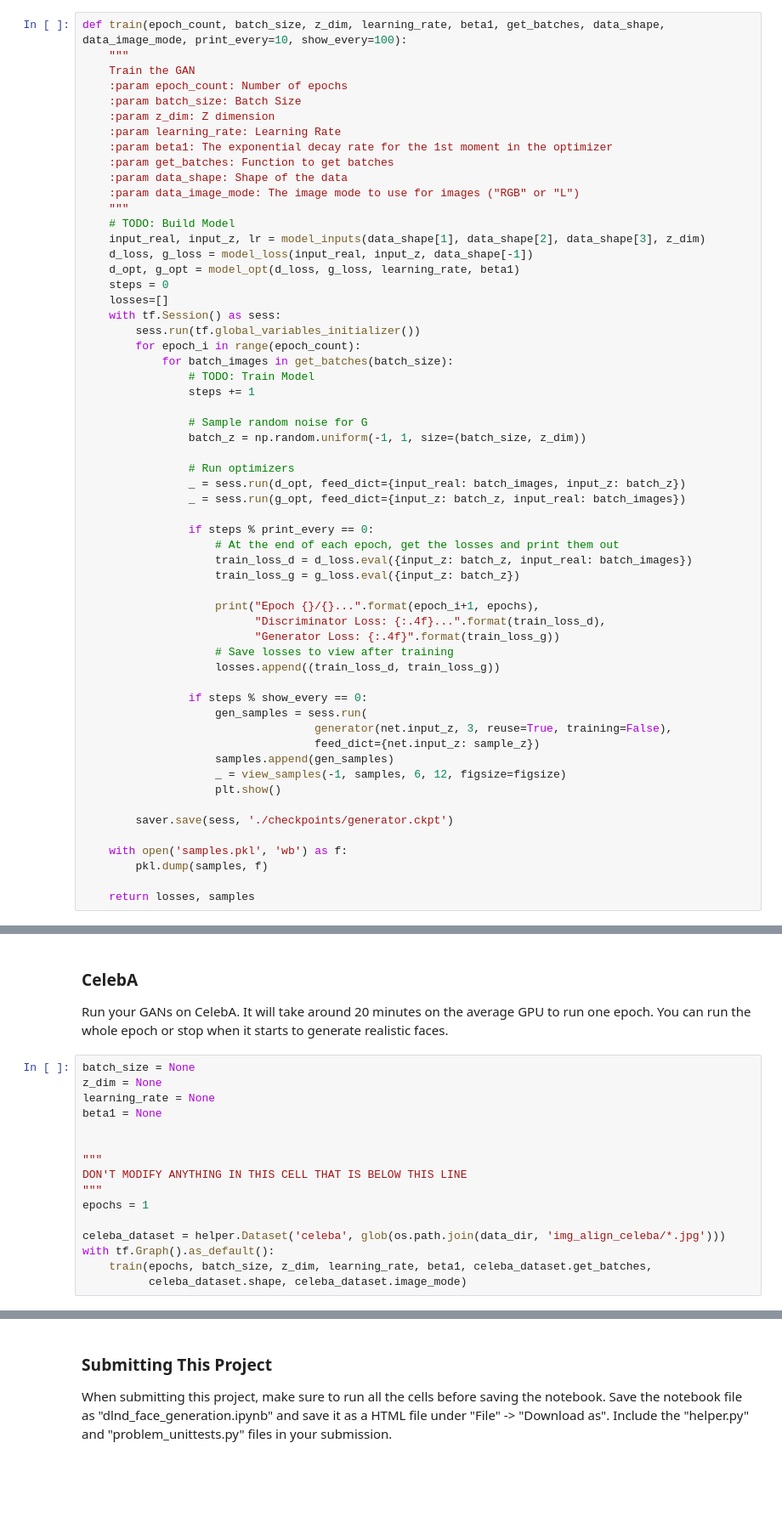
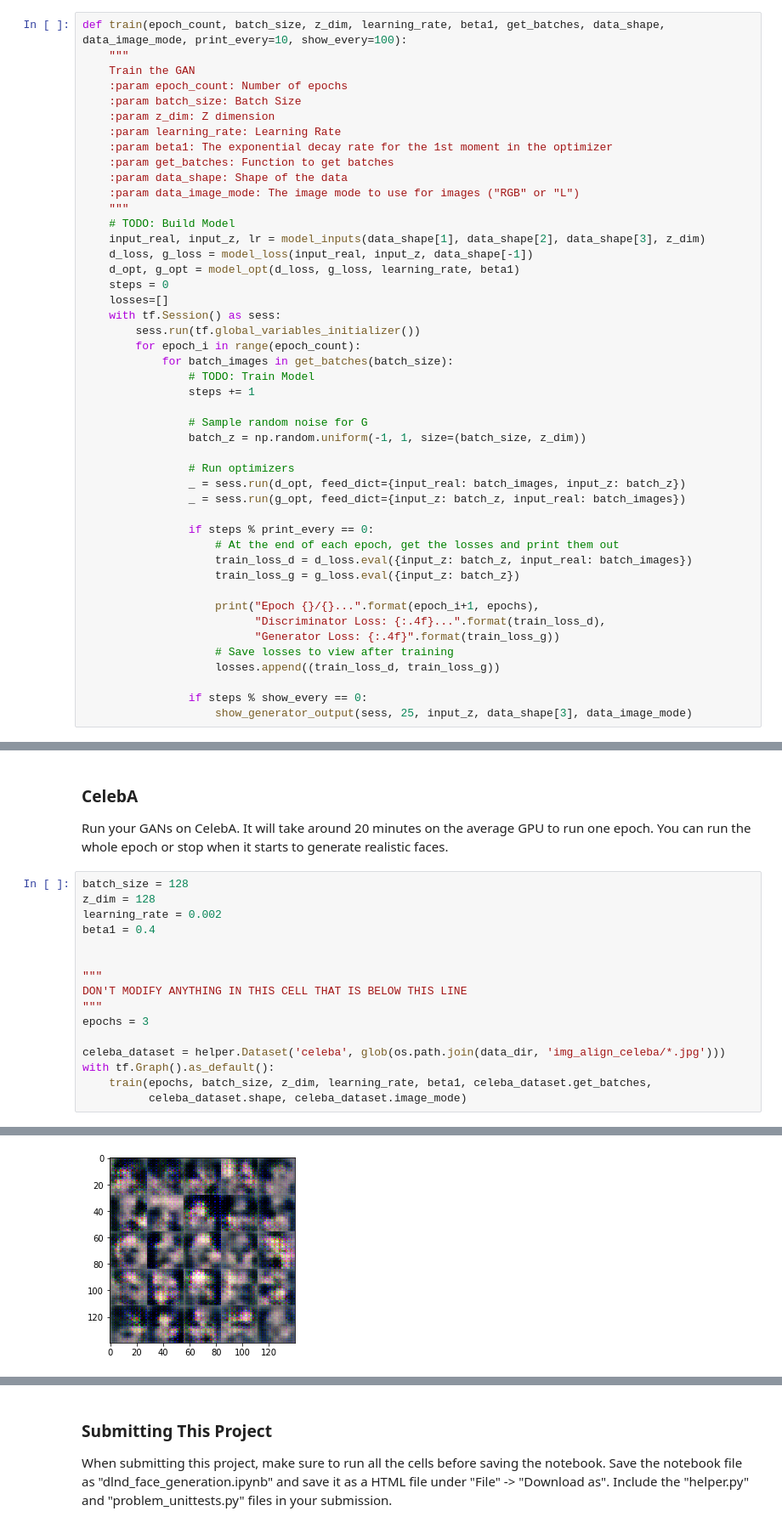
Before and after one commit to DiptarkBose/GANtastic-Semblance, a Jupyter notebook: dlnd_face_generation.ipynb, the cells around one changed output, grey strips where cells are left out. Shown at 85% size. Saved outputs shown, nothing was run; the diff lists cells and outputs as text; blank space fills up the shorter version.

```diff
--- a/dlnd_face_generation.ipynb
+++ b/dlnd_face_generation.ipynb
@@ -356,19 +357,7 @@ def train(epoch_count, batch_size, z_dim, learning_rate, beta1, get_batches, dat
                     losses.append((train_loss_d, train_loss_g))
 
                 if steps % show_every == 0:
-                    gen_samples = sess.run(
-                                   generator(net.input_z, 3, reuse=True, training=False),
-                                   feed_dict={net.input_z: sample_z})
-                    samples.append(gen_samples)
-                    _ = view_samples(-1, samples, 6, 12, figsize=figsize)
-                    plt.show()
-
-        saver.save(sess, './checkpoints/generator.ckpt')
-
-    with open('samples.pkl', 'wb') as f:
-        pkl.dump(samples, f)
-
-    return losses, samples
+                    show_generator_output(sess, 25, input_z, data_shape[3], data_image_mode)
 # %% [markdown]
 ### MNIST
 Test your GANs architecture on MNIST.  After 2 epochs, the GANs should be able to generate images that look like handwritten digits.  Make sure the loss of the generator is lower than the loss of the discriminator or close to 0.
@@ -397,18 +449,19 @@ KeyboardInterrupt:
 ### CelebA
 Run your GANs on CelebA.  It will take around 20 minutes on the average GPU to run one epoch.  You can run the whole epoch or stop when it starts to generate realistic faces.
 # %%
-batch_size = None
-z_dim = None
-learning_rate = None
-beta1 = None
+batch_size = 128
+z_dim = 128
+learning_rate = 0.002
+beta1 = 0.4
 
 
 """
 DON'T MODIFY ANYTHING IN THIS CELL THAT IS BELOW THIS LINE
 """
-epochs = 1
+epochs = 3
 
 celeba_dataset = helper.Dataset('celeba', glob(os.path.join(data_dir, 'img_align_celeba/*.jpg')))
 with tf.Graph().as_default():
     train(epochs, batch_size, z_dim, learning_rate, beta1, celeba_dataset.get_batches,
           celeba_dataset.shape, celeba_dataset.image_mode)
+# %% [output]
@@ -414,0 +478 @@ with tf.Graph().as_default():
+[figure, added]
```
Also changed, not shown: parts of 6 cells of this notebook.
